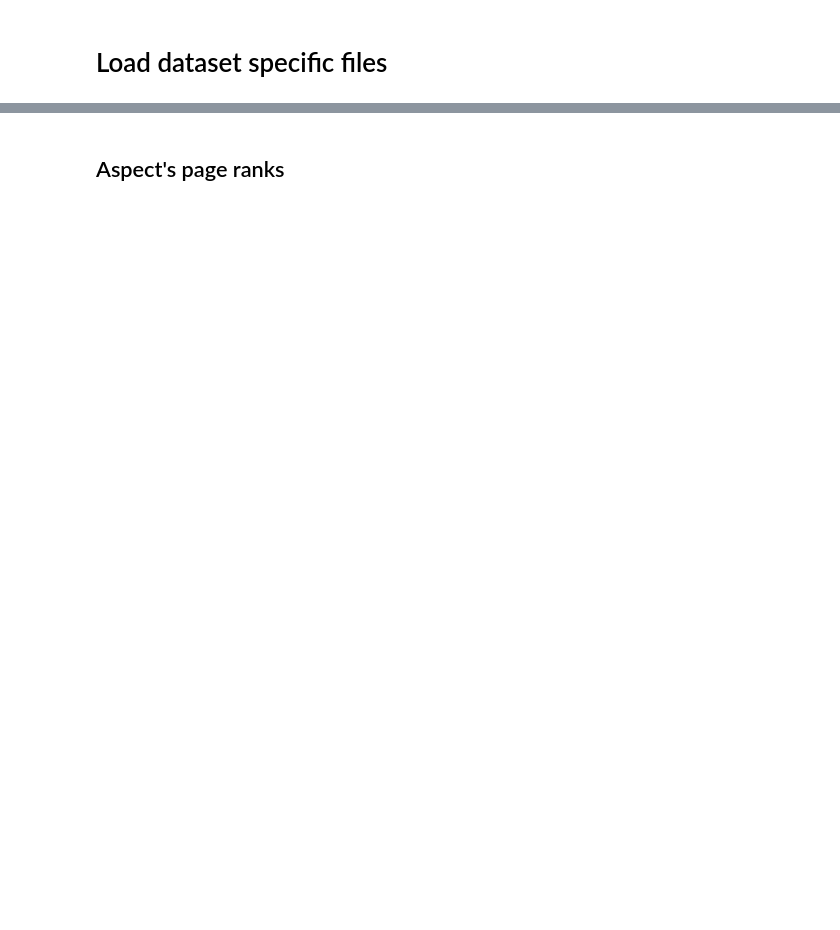
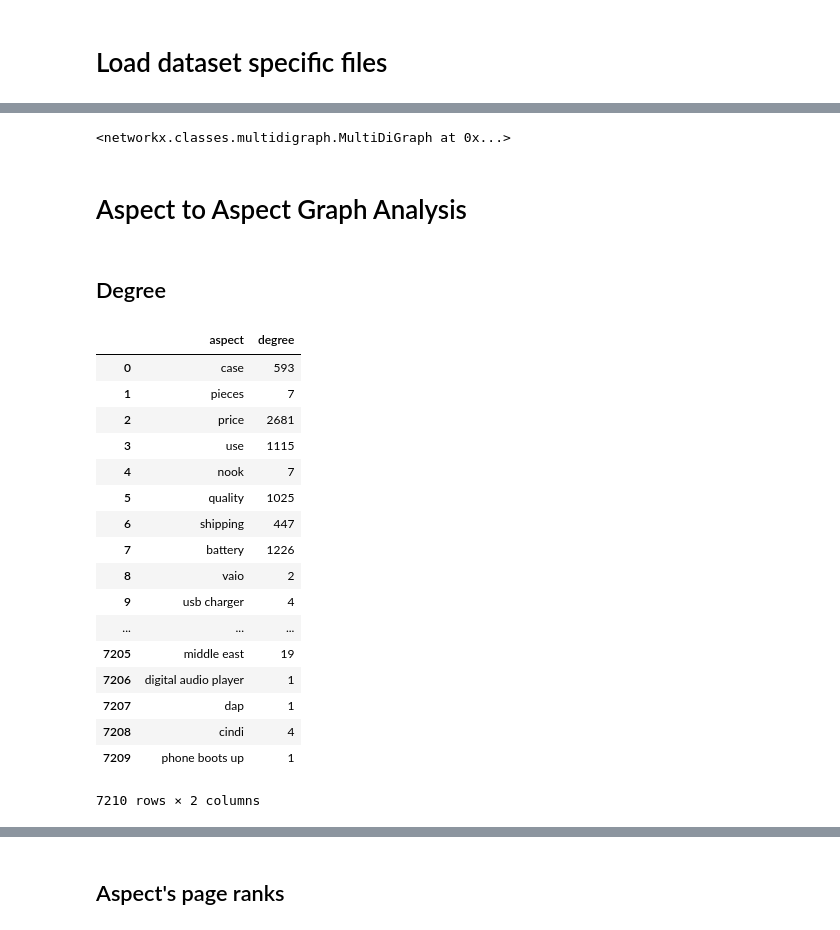
Before and after one commit to laugustyniak/discourse_summarization, a Jupyter notebook: aspects/notebooks/aspect-graph-analysis.ipynb, the cells around one changed output, grey strips where cells are left out. Saved outputs shown, nothing was run; the diff lists cells and outputs as text; code cells hidden in the pictures; blank space fills up the shorter version.

```diff
--- a/aspects/notebooks/aspect-graph-analysis.ipynb
+++ b/aspects/notebooks/aspect-graph-analysis.ipynb
@@ -229,0 +35,8 @@ rst_data_extractors.get_document_based_on_aspect(docs_info, extracted_documents_
+# %%
+aspect_to_aspect_graph
+# %% [output]
+<networkx.classes.multidigraph.MultiDiGraph at 0x...>
+# %% [markdown]
+# Aspect to Aspect Graph Analysis
+# %% [markdown]
+## Degree
@@ -229,0 +45,21 @@ rst_data_extractors.get_document_based_on_aspect(docs_info, extracted_documents_
+# %%
+degree_df
+# %% [output]
+|  | aspect | degree |
+| 0 | case | 593 |
+| 1 | pieces | 7 |
+| 2 | price | 2681 |
+| 3 | use | 1115 |
+| 4 | nook | 7 |
+| 5 | quality | 1025 |
+| 6 | shipping | 447 |
+| 7 | battery | 1226 |
+| 8 | vaio | 2 |
+| 9 | usb charger | 4 |
+| ... | ... | ... |
+| 7205 | middle east | 19 |
+| 7206 | digital audio player | 1 |
+| 7207 | dap | 1 |
+| 7208 | cindi | 4 |
+| 7209 | phone boots up | 1 |
+7210 rows × 2 columns
```
Also changed, not shown: parts of 46 cells of this notebook, 1 other file.
